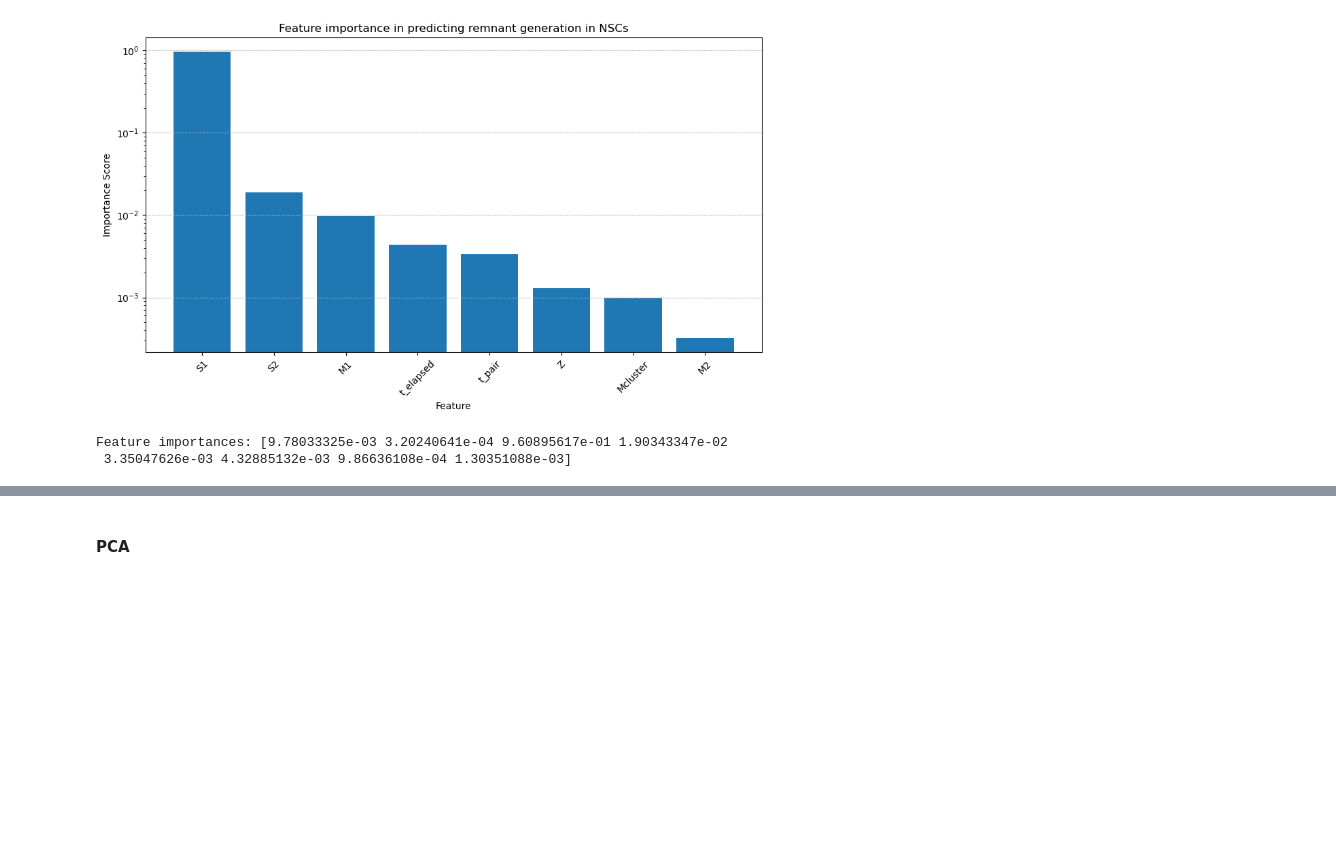
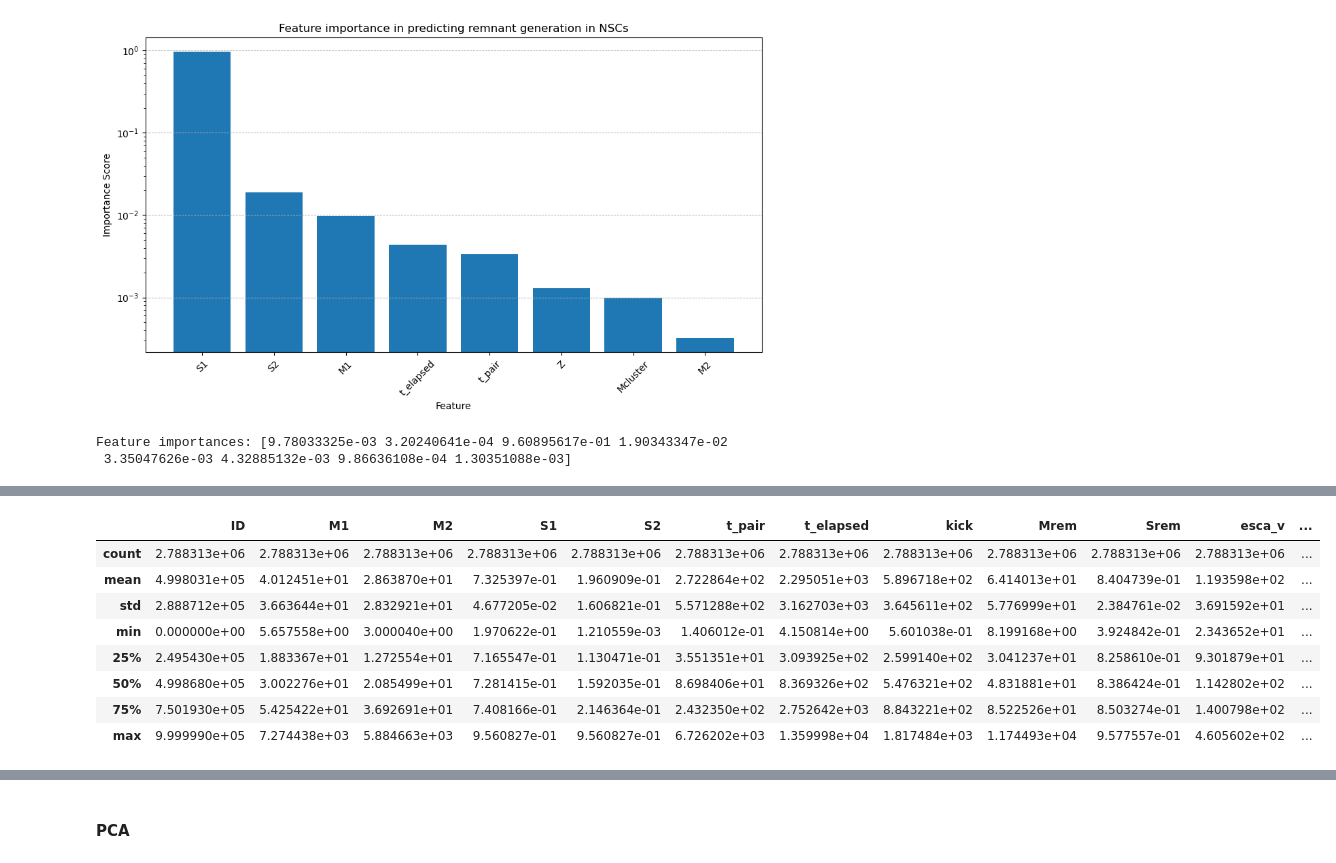
Before and after one commit to BelliLuigi/Hierarchical-mergers-of-black-holes, a Jupyter notebook: progetto.ipynb, the cells around one changed output, grey strips where cells are left out. Cells and saved outputs as stored; diff of their text form; code cells hidden in the pictures; blank space fills up the shorter version.

```diff
--- a/progetto.ipynb
+++ b/progetto.ipynb
@@ -451,0 +380,14 @@ del data
+# %%
+import funky
+data = funky.extractor('nsc')
+data.
+# %% [output]
+|  | ID | M1 | M2 | S1 | S2 | t_pair | t_elapsed | kick | Mrem | Srem | esca_v | ... |
+| count | 2.788313e+06 | 2.788313e+06 | 2.788313e+06 | 2.788313e+06 | 2.788313e+06 | 2.788313e+06 | 2.788313e+06 | 2.788313e+06 | 2.788313e+06 | 2.788313e+06 | 2.788313e+06 | ... |
+| mean | 4.998031e+05 | 4.012451e+01 | 2.863870e+01 | 7.325397e-01 | 1.960909e-01 | 2.722864e+02 | 2.295051e+03 | 5.896718e+02 | 6.414013e+01 | 8.404739e-01 | 1.193598e+02 | ... |
+| std | 2.888712e+05 | 3.663644e+01 | 2.832921e+01 | 4.677205e-02 | 1.606821e-01 | 5.571288e+02 | 3.162703e+03 | 3.645611e+02 | 5.776999e+01 | 2.384761e-02 | 3.691592e+01 | ... |
+| min | 0.000000e+00 | 5.657558e+00 | 3.000040e+00 | 1.970622e-01 | 1.210559e-03 | 1.406012e-01 | 4.150814e+00 | 5.601038e-01 | 8.199168e+00 | 3.924842e-01 | 2.343652e+01 | ... |
+| 25% | 2.495430e+05 | 1.883367e+01 | 1.272554e+01 | 7.165547e-01 | 1.130471e-01 | 3.551351e+01 | 3.093925e+02 | 2.599140e+02 | 3.041237e+01 | 8.258610e-01 | 9.301879e+01 | ... |
+| 50% | 4.998680e+05 | 3.002276e+01 | 2.085499e+01 | 7.281415e-01 | 1.592035e-01 | 8.698406e+01 | 8.369326e+02 | 5.476321e+02 | 4.831881e+01 | 8.386424e-01 | 1.142802e+02 | ... |
+| 75% | 7.501930e+05 | 5.425422e+01 | 3.692691e+01 | 7.408166e-01 | 2.146364e-01 | 2.432350e+02 | 2.752642e+03 | 8.843221e+02 | 8.522526e+01 | 8.503274e-01 | 1.400798e+02 | ... |
+| max | 9.999990e+05 | 7.274438e+03 | 5.884663e+03 | 9.560827e-01 | 9.560827e-01 | 6.726202e+03 | 1.359998e+04 | 1.817484e+03 | 1.174493e+04 | 9.577557e-01 | 4.605602e+02 | ... |
```
Also changed, not shown: parts of 2 cells of this notebook, 1 other file.
